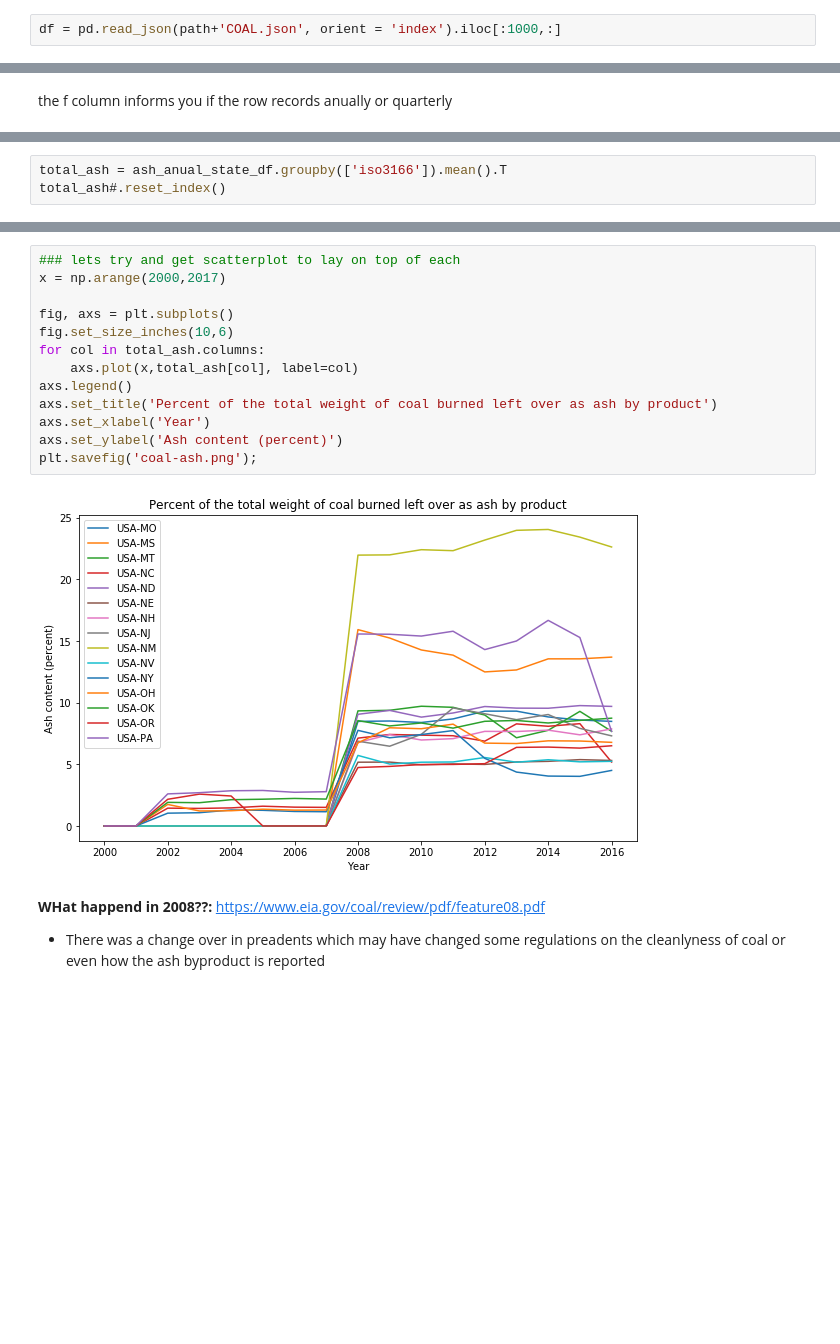
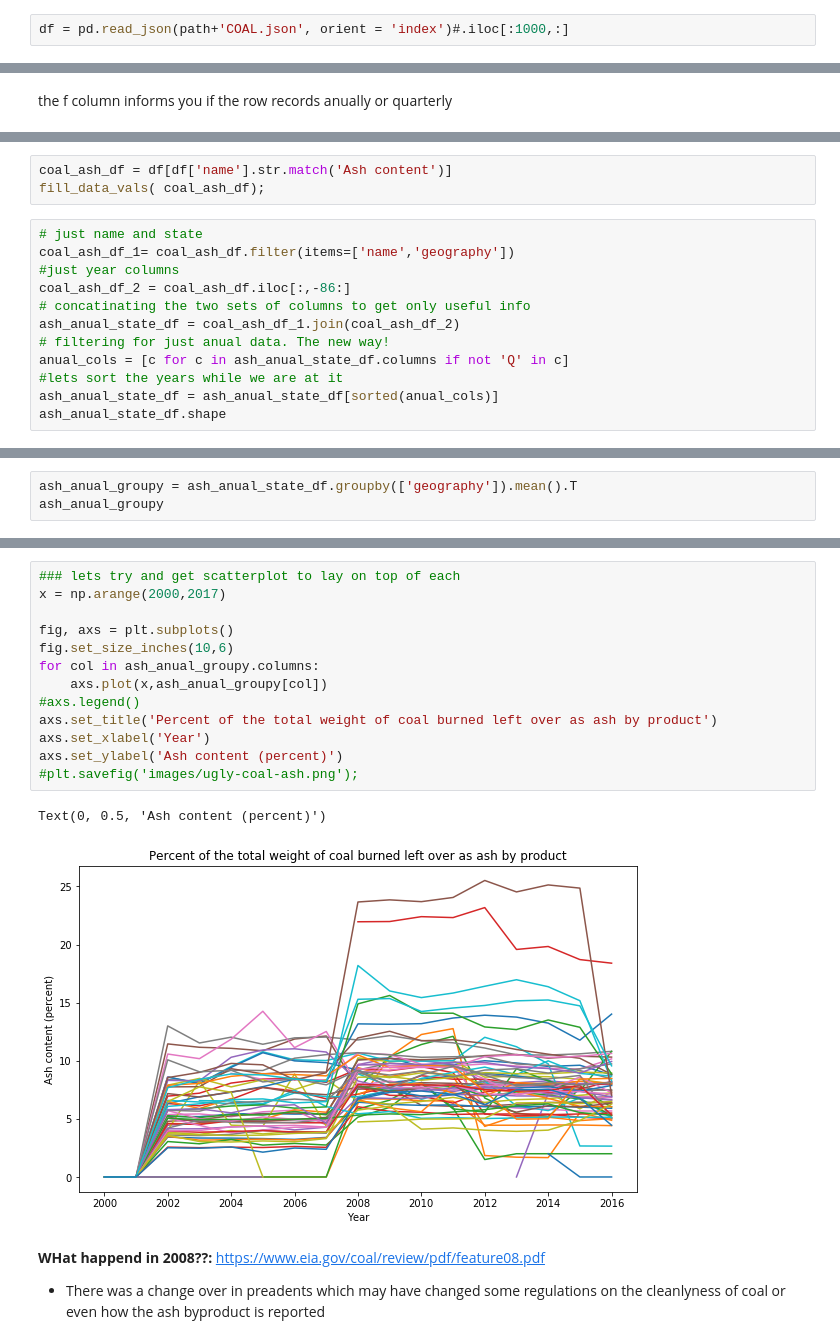
Before and after one commit to Iguanacolossus/energy-statistics, a Jupyter notebook: exploration.ipynb, the cells around one changed output, grey strips where cells are left out. Drawn from its saved outputs; the diff is of its cells as text; blank space fills up the shorter version.

Commit message:
added more regions to my coal ash graph and did a seperate graph on mountain region

```diff
--- a/exploration.ipynb
+++ b/exploration.ipynb
@@ -11,2 +10,2 @@ df dataframeis the first 1000 rows of the dataset
 # %%
-df = pd.read_json(path+'COAL.json', orient = 'index').iloc[:1000,:]
+df = pd.read_json(path+'COAL.json', orient = 'index')#.iloc[:1000,:]
@@ -141,0 +165,15 @@ ash_anual_state_df = ash_anual_state_df[sorted(anual_cols)]
+# %%
+coal_ash_df = df[df['name'].str.match('Ash content')]
+fill_data_vals( coal_ash_df);
+# %%
+# just name and state
+coal_ash_df_1= coal_ash_df.filter(items=['name','geography'])
+#just year columns
+coal_ash_df_2 = coal_ash_df.iloc[:,-86:]
+# concatinating the two sets of columns to get only useful info
+ash_anual_state_df = coal_ash_df_1.join(coal_ash_df_2)
+# filtering for just anual data. The new way!
+anual_cols = [c for c in ash_anual_state_df.columns if not 'Q' in c]
+#lets sort the years while we are at it
+ash_anual_state_df = ash_anual_state_df[sorted(anual_cols)]
+ash_anual_state_df.shape
@@ -195,4 +291,4 @@ Text(0.5, 0, 'percentage')
 # %%
-total_ash = ash_anual_state_df.groupby(['iso3166']).mean().T
-total_ash#.reset_index()
+ash_anual_groupy = ash_anual_state_df.groupby(['geography']).mean().T
+ash_anual_groupy
 # %% [output]
@@ -232,18 +332,19 @@ total_ash.plot(y='USA-OK')
 # %%
 ### lets try and get scatterplot to lay on top of each
 x = np.arange(2000,2017)
 
 fig, axs = plt.subplots()
 fig.set_size_inches(10,6)
-for col in total_ash.columns:
-    axs.plot(x,total_ash[col], label=col)
-axs.legend()
+for col in ash_anual_groupy.columns:
+    axs.plot(x,ash_anual_groupy[col])
+#axs.legend()
 axs.set_title('Percent of the total weight of coal burned left over as ash by product')
 axs.set_xlabel('Year')
 axs.set_ylabel('Ash content (percent)')
-plt.savefig('coal-ash.png');
+#plt.savefig('images/ugly-coal-ash.png');
 # %% [output]
+Text(0, 0.5, 'Ash content (percent)')
-[figure, old version]
+[figure, new version]
 # %% [markdown]
 **WHat happend in 2008??:**
  https://www.eia.gov/coal/review/pdf/feature08.pdf
```
Also changed, not shown: parts of 72 cells of this notebook, 19 other files.
